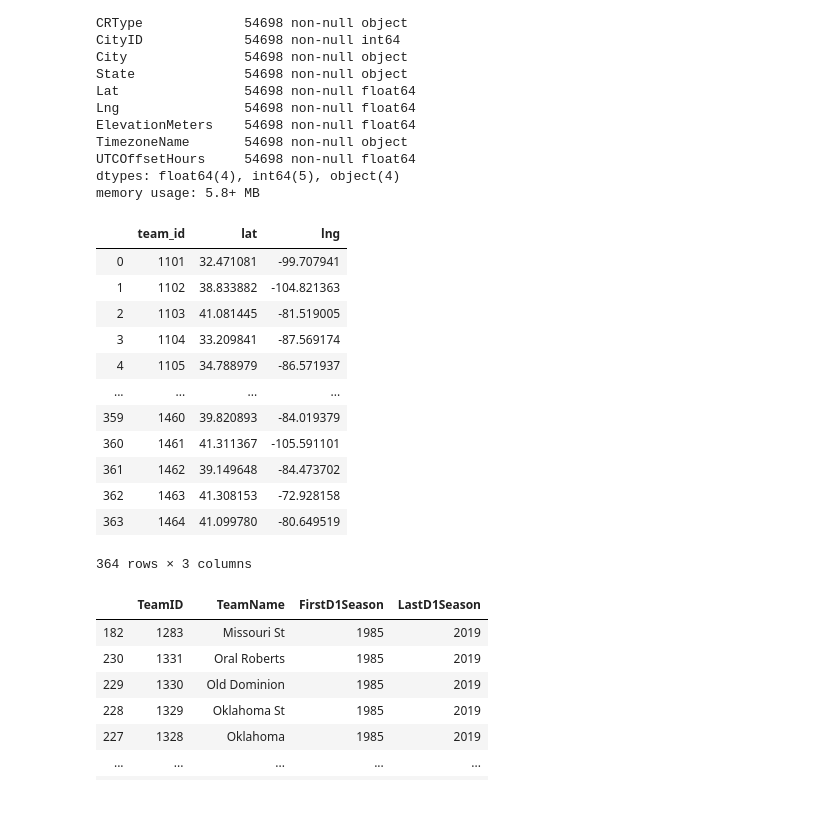
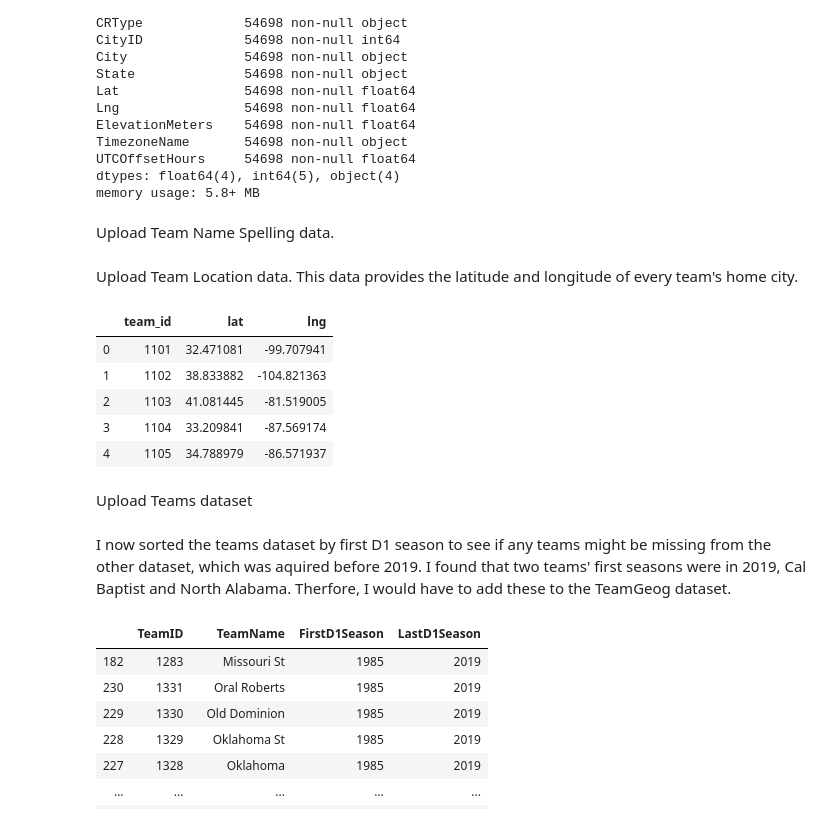
Before and after one commit to timhugele/March-Madness, a Jupyter notebook: Game_Location.ipynb, the cells around one changed output. Drawn from its saved outputs; the diff is of its cells as text; code cells hidden in the pictures.

Commit message:
Game Location Cleaned

```diff
--- a/Game_Location.ipynb
+++ b/Game_Location.ipynb
@@ -259,29 +234,30 @@ TimezoneName       54698 non-null object
 UTCOffsetHours     54698 non-null float64
 dtypes: float64(4), int64(5), object(4)
 memory usage: 5.8+ MB
+# %% [markdown]
+Upload Team Name Spelling data.
 # %%
 spellings = pd.read_csv('Data/Stage2DataFiles/TeamSpellings.csv', sep='\t', engine='python')
 # spellings = pd.read_csv('Data/Stage2DataFiles/TeamSpellings.csv')
+# %% [markdown]
+Upload Team Location data. This data provides the latitude and longitude of every team's home city.
 # %%
 TeamGeog = pd.read_csv('Data/TeamGeog.csv')
 # %%
-TeamGeog
+TeamGeog.head()
 # %% [output]
 |  | team_id | lat | lng |
 | 0 | 1101 | 32.471081 | -99.707941 |
 | 1 | 1102 | 38.833882 | -104.821363 |
 | 2 | 1103 | 41.081445 | -81.519005 |
 | 3 | 1104 | 33.209841 | -87.569174 |
 | 4 | 1105 | 34.788979 | -86.571937 |
-| ... | ... | ... | ... |
-| 359 | 1460 | 39.820893 | -84.019379 |
-| 360 | 1461 | 41.311367 | -105.591101 |
-| 361 | 1462 | 39.149648 | -84.473702 |
-| 362 | 1463 | 41.308153 | -72.928158 |
-| 363 | 1464 | 41.099780 | -80.649519 |
-364 rows × 3 columns
+# %% [markdown]
+Upload Teams dataset
 # %%
 teams = pd.read_csv('Data/Stage2DataFiles/Teams.csv')
+# %% [markdown]
+I now sorted the teams dataset by first D1 season to see if any teams might be missing from the other dataset, which was aquired before 2019. I found that two teams' first seasons were in 2019, Cal Baptist and North Alabama. Therfore, I would have to add these to the TeamGeog dataset.
 # %%
 teams.sort_values(by = 'FirstD1Season')
 # %% [output]
```
Also changed, not shown: parts of 81 cells of this notebook.
